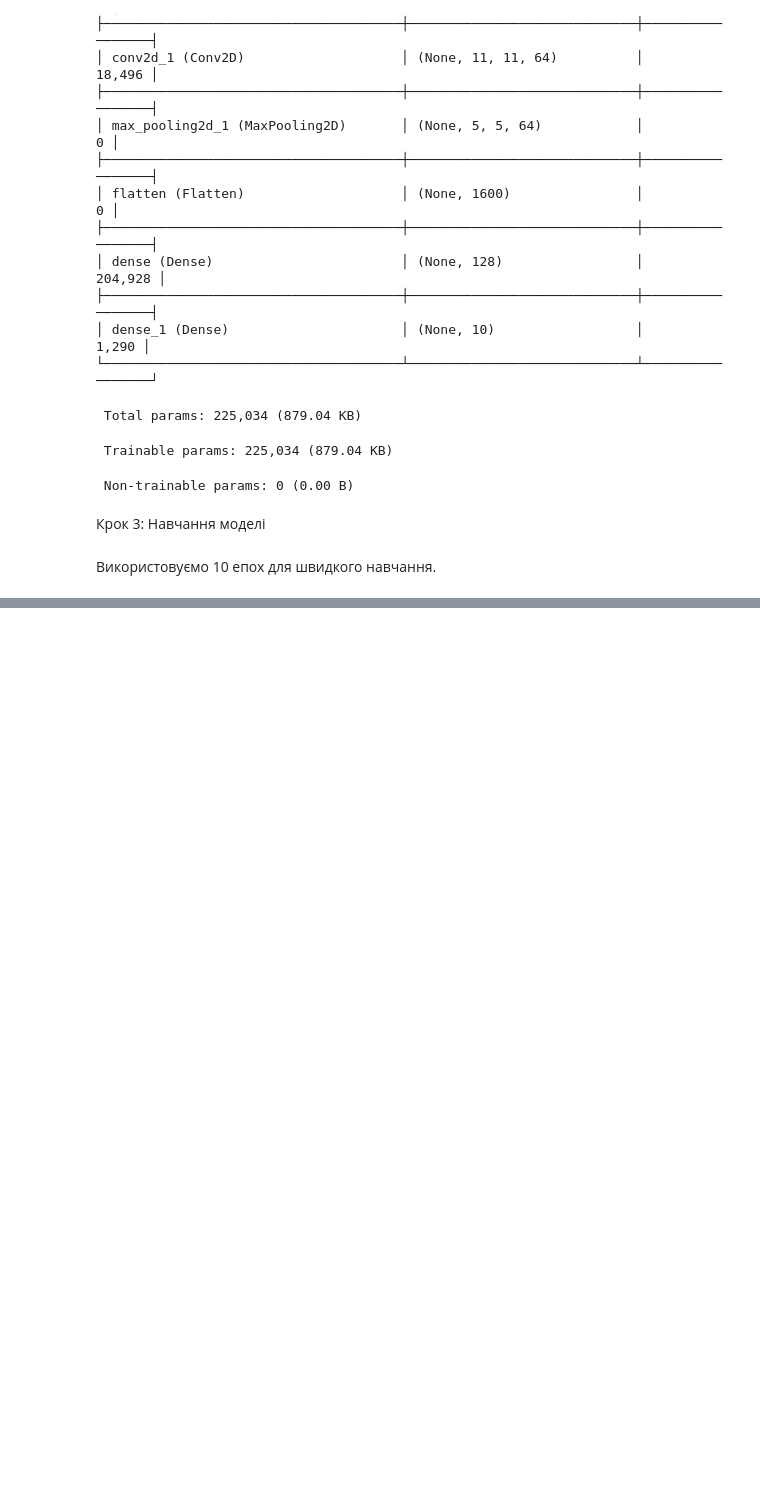
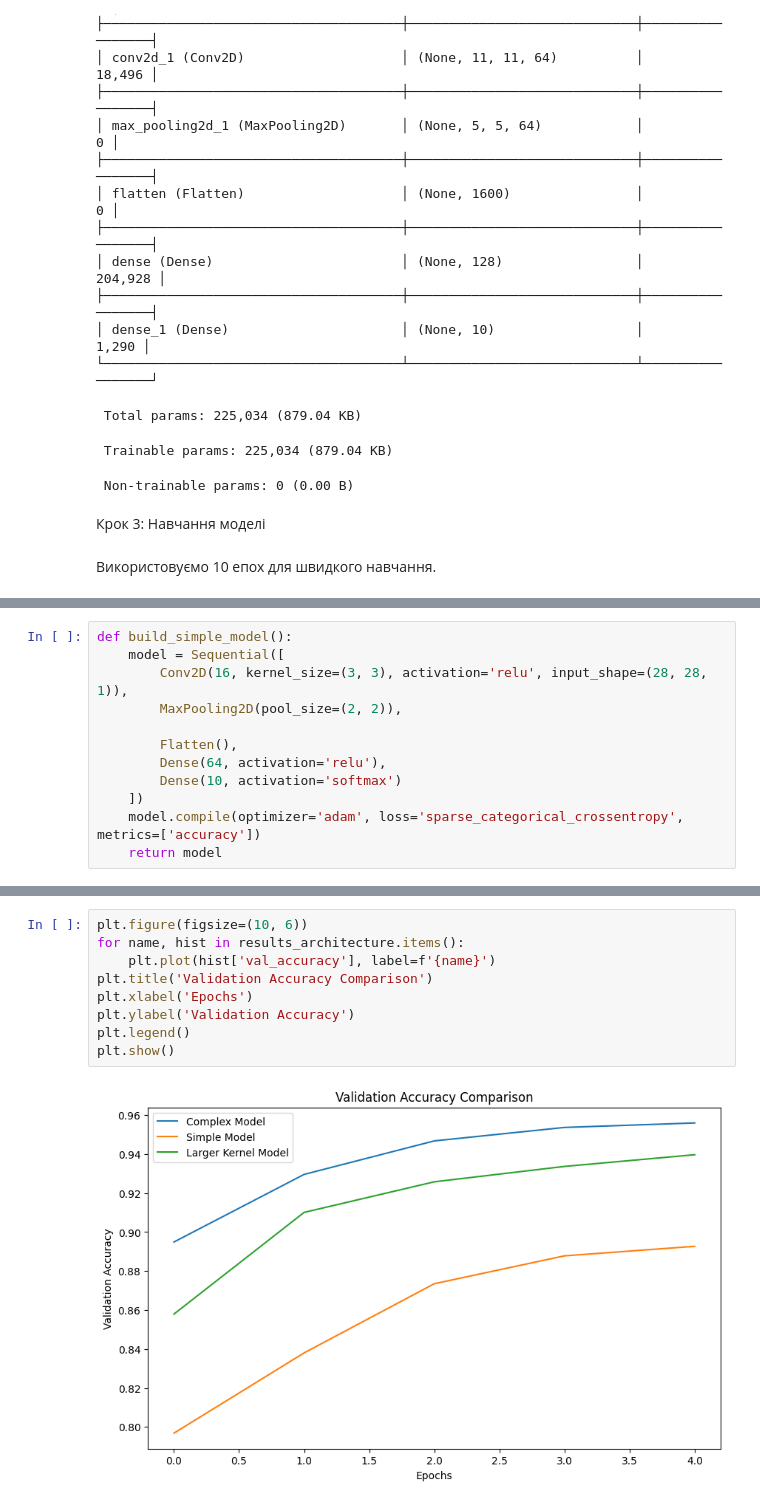
Before and after one commit to kurkur19/Neural_networks_Al_Khmuz_BS_25, a Jupyter notebook: 6lab_NN_Al_Khmuz_BS_25.ipynb, the cells around one changed output, grey strips where cells are left out. Saved outputs shown, nothing was run; the diff lists cells and outputs as text; blank space fills up the shorter version.

```diff
--- a/6lab_NN_Al_Khmuz_BS_25.ipynb
+++ b/6lab_NN_Al_Khmuz_BS_25.ipynb
@@ -205,0 +433,12 @@ Epoch 6/10
+# %%
+def build_simple_model():
+    model = Sequential([
+        Conv2D(16, kernel_size=(3, 3), activation='relu', input_shape=(28, 28, 1)),
+        MaxPooling2D(pool_size=(2, 2)),
+
+        Flatten(),
+        Dense(64, activation='relu'),
+        Dense(10, activation='softmax')
+    ])
+    model.compile(optimizer='adam', loss='sparse_categorical_crossentropy', metrics=['accuracy'])
+    return model
@@ -205,0 +580,11 @@ Epoch 6/10
+# %%
+plt.figure(figsize=(10, 6))
+for name, hist in results_architecture.items():
+    plt.plot(hist['val_accuracy'], label=f'{name}')
+plt.title('Validation Accuracy Comparison')
+plt.xlabel('Epochs')
+plt.ylabel('Validation Accuracy')
+plt.legend()
+plt.show()
+# %% [output]
+[figure, added]
```
Also changed, not shown: parts of 45 cells of this notebook.
